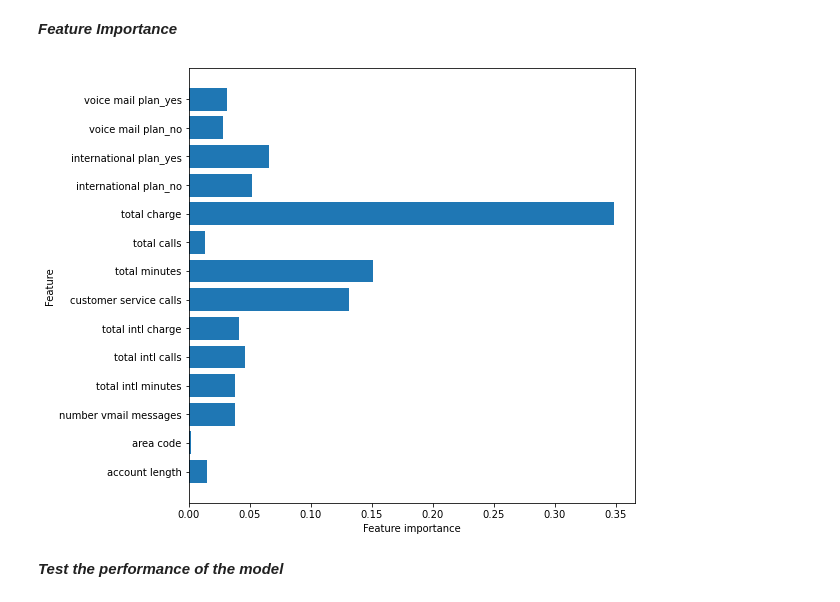
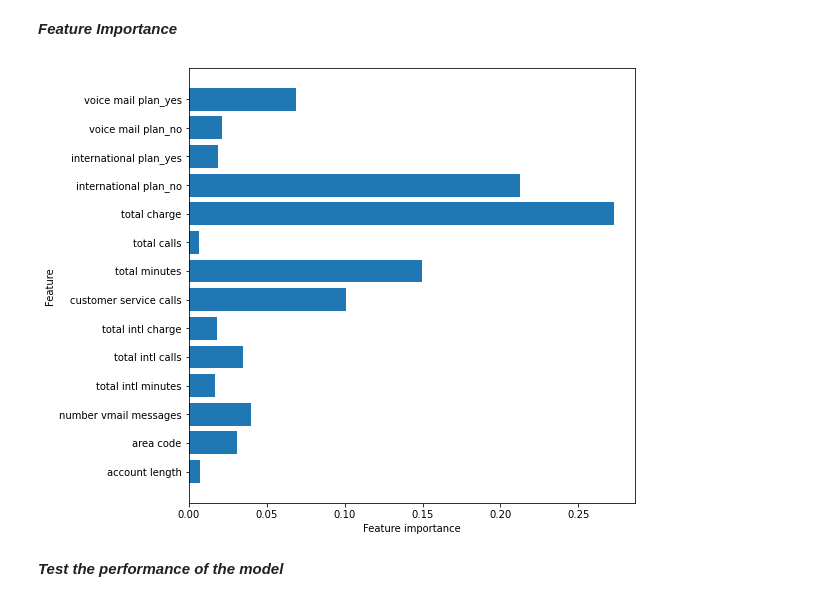
Before and after one commit to EstonKamau/Customer-Churn-Prediction-in-the-Telecommunications-Industry, a Jupyter notebook: Untitled.ipynb, the cells around one changed output. Drawn from its saved outputs; the diff is of its cells as text; code cells hidden in the pictures.

```diff
--- a/Untitled.ipynb
+++ b/Untitled.ipynb
@@ -254,3 +385,14 @@ data_train, data_test, churn_train, churn_test = train_test_split(data, churn, t
+# %%
+# Due to the imbalance in the distribution of churn and not churn data we use SMOTE
+smote = SMOTE(random_state=42)
+
+# Apply SMOTE on the training data
+data_train_resampled, churn_train_resampled = smote.fit_resample(data_train, churn_train)
+# %%
+# Replace original training data with resampled data
+data_train = data_train_resampled
+churn_train = churn_train_resampled
+#data_test = data_test_scaled
 # %% [markdown]
 **1. Decision Tree Classifier Model**
 # %% [markdown]
@@ -278,0 +421,3 @@ array([0.        , 0.        , 0.        , 0.1006187 , 0.07543474,
+# %%
+column_names = data.columns.values
+column_names
@@ -279,11 +430,9 @@ array([0.        , 0.        , 0.        , 0.1006187 , 0.07543474,
 # %%
 # visualizing the feature importance
-def plot_feature_importances(model):
-    n_features = data_train.shape[1]
-    plt.figure(figsize=(8,8))
+def plot_feature_importances(model, column_names):
+    n_features = len(column_names)
+    plt.figure(figsize=(8, 8))
     plt.barh(range(n_features), model.feature_importances_, align='center')
-    plt.yticks(np.arange(n_features), data_train.columns.values)
+    plt.yticks(np.arange(n_features), column_names)
     plt.xlabel('Feature importance')
     plt.ylabel('Feature')
-
-plot_feature_importances(tree_clf)
@@ -347,9 +500,9 @@ Cross-Validation Accuracy: 0.9531918725322024
 # %% [markdown]
 ***Feature Importance***
 # %%
-plot_feature_importances(rf_classifier)
+plot_feature_importances(rf_classifier, column_names)
 # %% [output]
-[figure, old version]
+[figure, new version]
 # %% [markdown]
 ***Test the performance of the model***
 # %%
```
Also changed, not shown: parts of 104 cells of this notebook, 1 other file.
